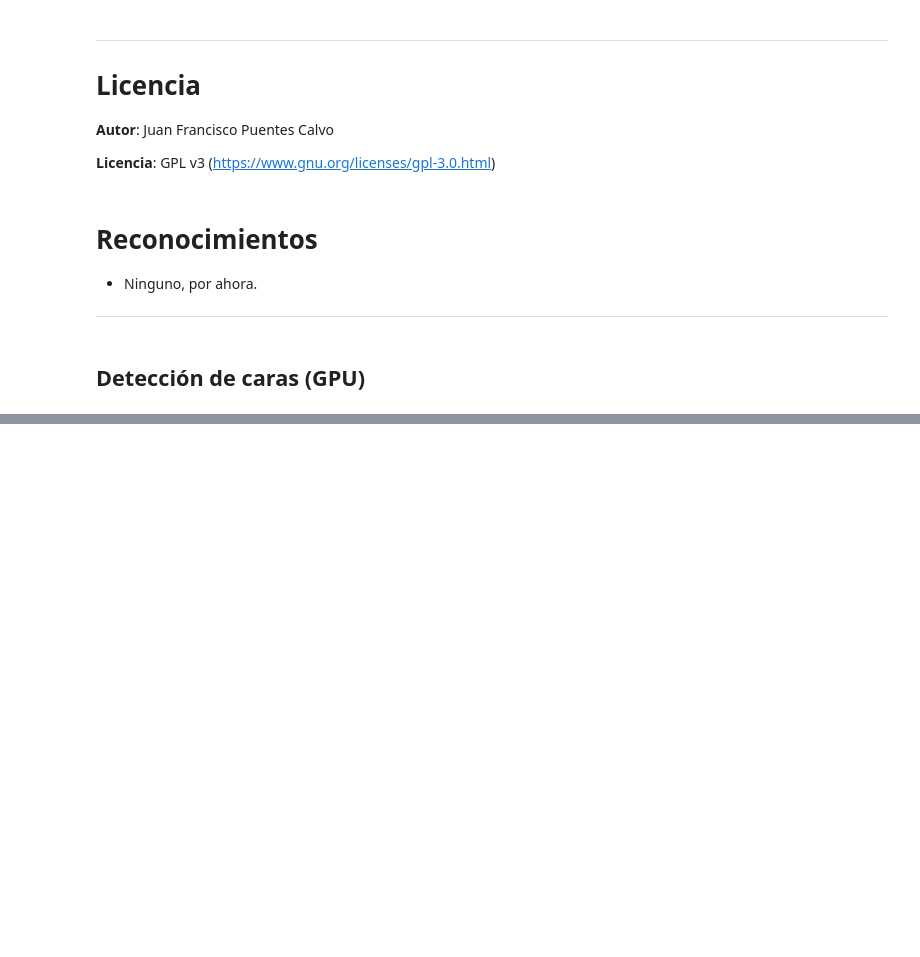
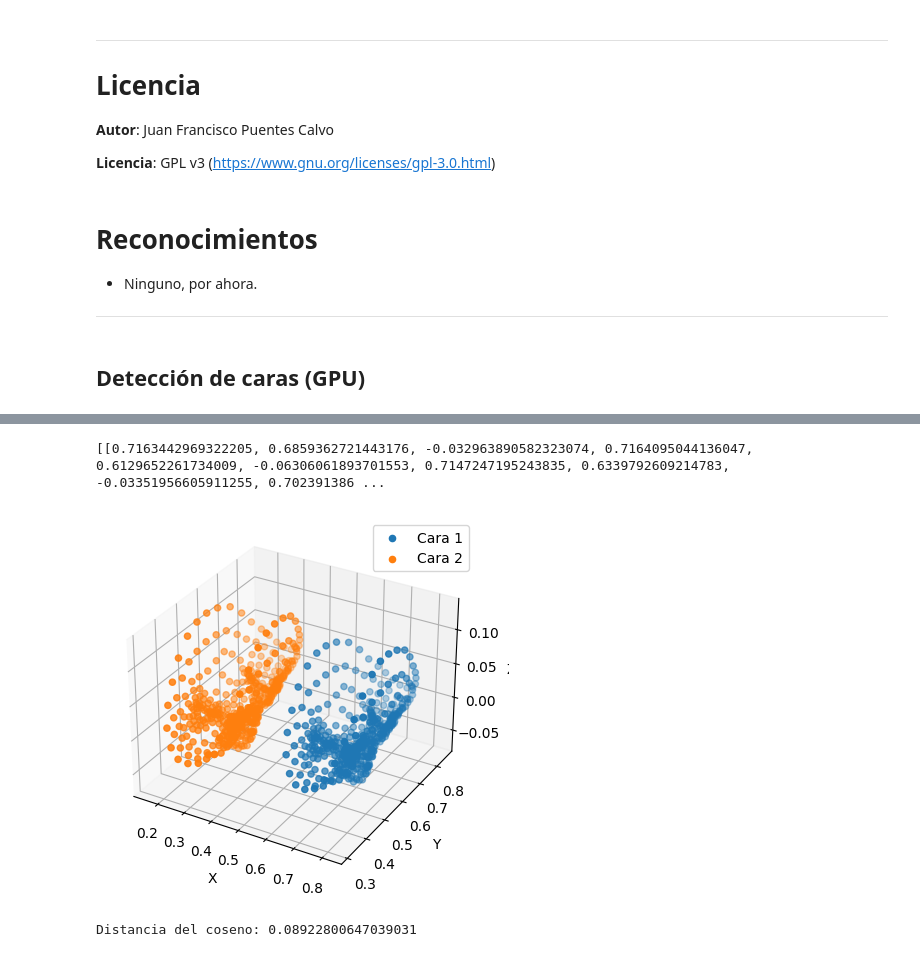
Before and after one commit to FranPuentes/iTI2025, a Jupyter notebook: 06 detección de expresiones faciales.ipynb, the cells around one changed output, grey strips where cells are left out. Cells and saved outputs as stored; diff of their text form; code cells hidden in the pictures; blank space fills up the shorter version.

```diff
--- a/06 detección de expresiones faciales.ipynb
+++ b/06 detección de expresiones faciales.ipynb
@@ -61,0 +66,66 @@ HTTPError: HTTP Error 403: Forbidden
+# %%
+# prompt: A partir de los landmarks detectados, genera un vector para cada cara detectada.
+
+# Crear una lista para almacenar los vectores de las caras
+face_vectors = []
+
+# Iterar sobre los landmarks de las caras
+if results.multi_face_landmarks:
+  for face_landmarks in results.multi_face_landmarks:
+    # Crear un vector para la cara actual
+    face_vector = []
+    # Iterar sobre los landmarks de la cara actual
+    for landmark in face_landmarks.landmark:
+      # Añadir las coordenadas x, y, z del landmark al vector
+      face_vector.extend([landmark.x, landmark.y, landmark.z])
+    # Añadir el vector de la cara a la lista de vectores de caras
+    face_vectors.append(face_vector)
+
+# Imprimir los vectores de las caras
+print(face_vectors)
+# %% [output]
+[[0.7163442969322205, 0.6859362721443176, -0.032963890582323074, 0.7164095044136047, 0.6129652261734009, -0.06306061893701553, 0.7147247195243835, 0.6339792609214783, -0.03351956605911255, 0.702391386 ...
+# %%
+# prompt: Representa ambos vectores en 3d de forma que se vean sus diferencias
+
+import matplotlib.pyplot as plt
+from mpl_toolkits.mplot3d import Axes3D
+
+# Crear una figura y un eje 3D
+fig = plt.figure()
+ax = fig.add_subplot(111, projection='3d')
+
+# Iterar sobre los vectores de las caras y representarlos en 3D
+for i, face_vector in enumerate(face_vectors):
+  # Extraer las coordenadas x, y, z del vector
+  x = face_vector[0::3]
+  y = face_vector[1::3]
+  z = face_vector[2::3]
+
+  # Representar los puntos en 3D
+  ax.scatter(x, y, z, label=f'Cara {i+1}')
+
+# Configurar los ejes
+ax.set_xlabel('X')
+ax.set_ylabel('Y')
+ax.set_zlabel('Z')
+
+# Añadir una leyenda
+ax.legend()
+
+# Mostrar la gráfica
+plt.show()
+# %% [output]
+[figure, added]
+# %%
+# prompt: Calcula la distancia del coseno de ambas caras.
+
+from scipy.spatial.distance import cosine
+
+# Calcula la distancia del coseno entre los vectores de las dos caras
+cosine_distance = cosine(face_vectors[0], face_vectors[1])
+
+# Imprime la distancia del coseno
+print("Distancia del coseno:", cosine_distance)
+# %% [output]
+Distancia del coseno: 0.08922800647039031
```
Also changed, not shown: parts of 2 cells of this notebook, 2 other files.
